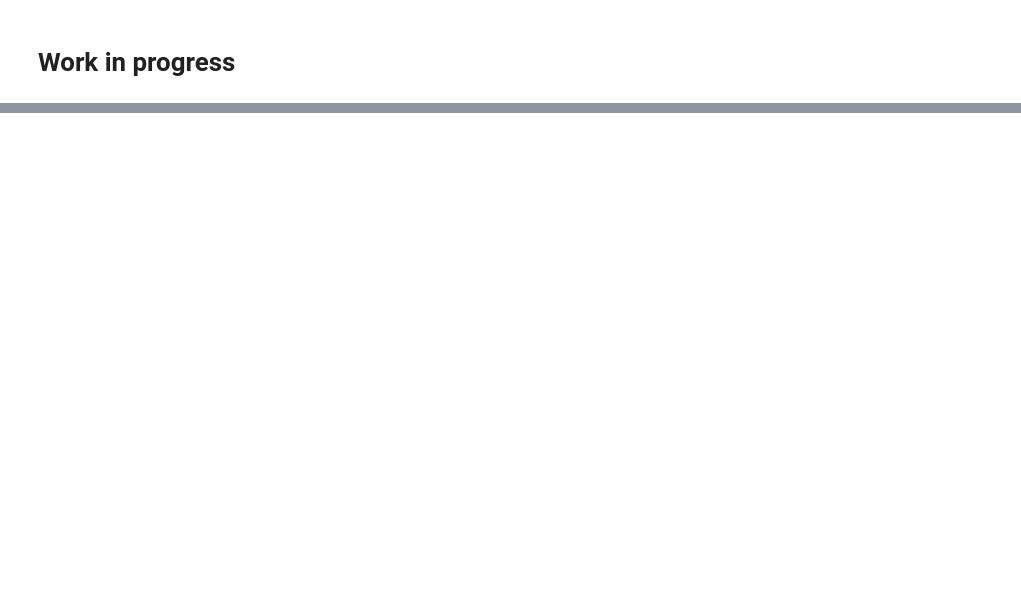
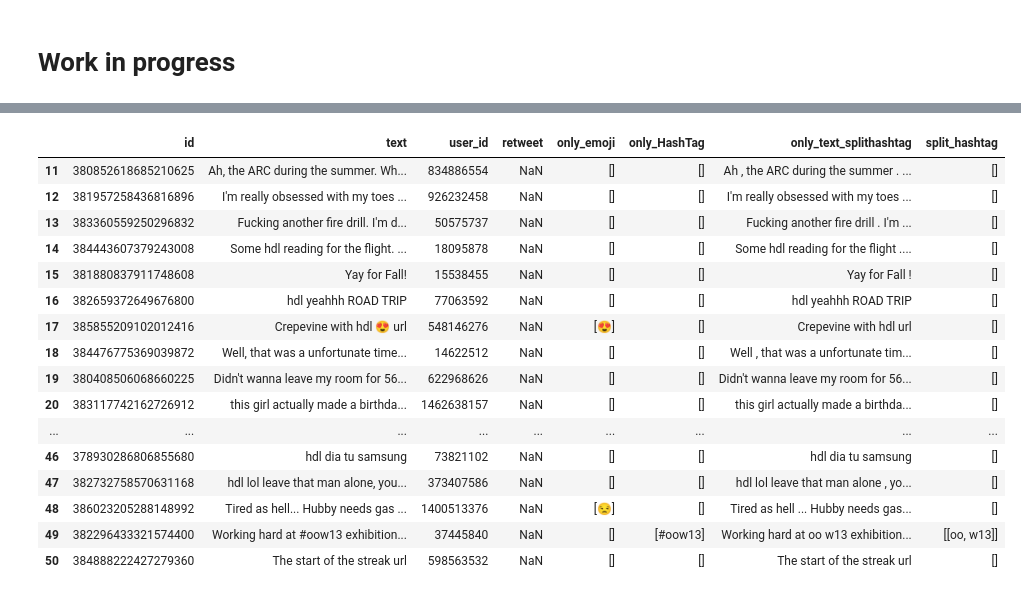
Before and after one commit to dandanbang/Emojineering, a Jupyter notebook: data_cleaning_hr.ipynb, the cells around one changed output, grey strips where cells are left out. Cells and saved outputs as stored; diff of their text form; code cells hidden in the pictures; blank space fills up the shorter version.

Commit message:
clean file and zip added cl

```diff
--- a/data_cleaning_hr.ipynb
+++ b/data_cleaning_hr.ipynb
@@ -420,2 +400,23 @@ clean_tweets_df[10:50]
+# %%
+clean_tweets_df = clean_tweets_df.drop(['lat','lng','only_text','timeStamp'], axis=1)
+clean_tweets_df[10:50]
+# %% [output]
+|  | id | text | user_id | retweet | only_emoji | only_HashTag | only_text_splithashtag | split_hashtag |
+| 11 | 380852618685210625 | Ah, the ARC during the summer. Wh... | 834886554 | NaN | [] | [] | Ah , the ARC during the summer . ... | [] |
+| 12 | 381957258436816896 | I'm really obsessed with my toes ... | 926232458 | NaN | [] | [] | I'm really obsessed with my toes ... | [] |
+| 13 | 383360559250296832 | Fucking another fire drill. I'm d... | 50575737 | NaN | [] | [] | Fucking another fire drill . I'm ... | [] |
+| 14 | 384443607379243008 | Some hdl reading for the flight. ... | 18095878 | NaN | [] | [] | Some hdl reading for the flight .... | [] |
+| 15 | 381880837911748608 | Yay for Fall! | 15538455 | NaN | [] | [] | Yay for Fall ! | [] |
+| 16 | 382659372649676800 | hdl yeahhh ROAD TRIP | 77063592 | NaN | [] | [] | hdl yeahhh ROAD TRIP | [] |
+| 17 | 385855209102012416 | Crepevine with hdl 😍 url | 548146276 | NaN | [😍] | [] | Crepevine with hdl url | [] |
+| 18 | 384476775369039872 | Well, that was a unfortunate time... | 14622512 | NaN | [] | [] | Well , that was a unfortunate tim... | [] |
+| 19 | 380408506068660225 | Didn't wanna leave my room for 56... | 622968626 | NaN | [] | [] | Didn't wanna leave my room for 56... | [] |
+| 20 | 383117742162726912 | this girl actually made a birthda... | 1462638157 | NaN | [] | [] | this girl actually made a birthda... | [] |
+| ... | ... | ... | ... | ... | ... | ... | ... | ... |
+| 46 | 378930286806855680 | hdl dia tu samsung | 73821102 | NaN | [] | [] | hdl dia tu samsung | [] |
+| 47 | 382732758570631168 | hdl lol leave that man alone, you... | 373407586 | NaN | [] | [] | hdl lol leave that man alone , yo... | [] |
+| 48 | 386023205288148992 | Tired as hell... Hubby needs gas ... | 1400513376 | NaN | [😒] | [] | Tired as hell ... Hubby needs gas... | [] |
+| 49 | 382296433321574400 | Working hard at #oow13 exhibition... | 37445840 | NaN | [] | [#oow13] | Working hard at oo w13 exhibition... | [[oo, w13]] |
+| 50 | 384888222427279360 | The start of the streak url | 598563532 | NaN | [] | [] | The start of the streak url | [] |
 # %%
 clean_tweets_df.to_json('./data/tweets_training_clean.json', force_ascii=False)
```
Also changed, not shown: parts of 2 cells of this notebook, 1 other file.
